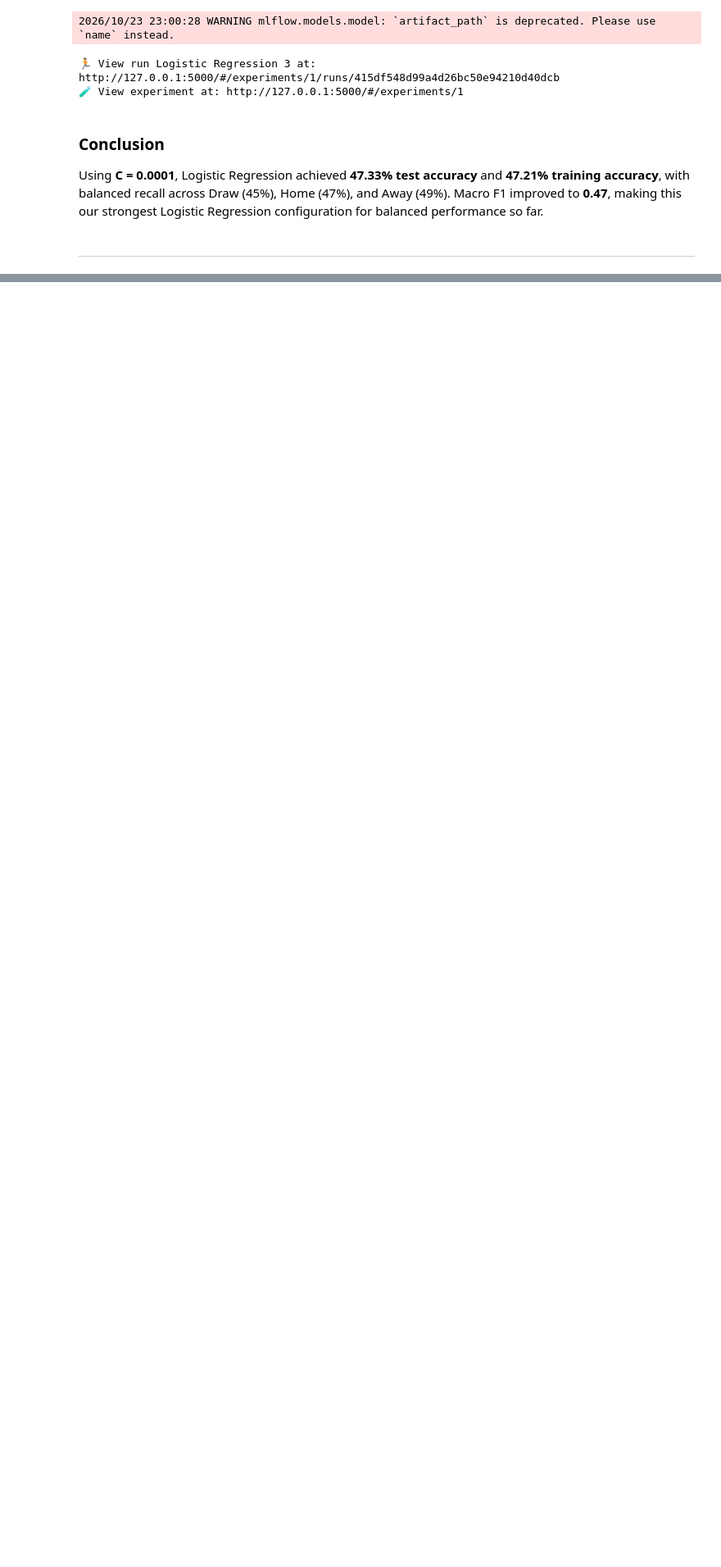
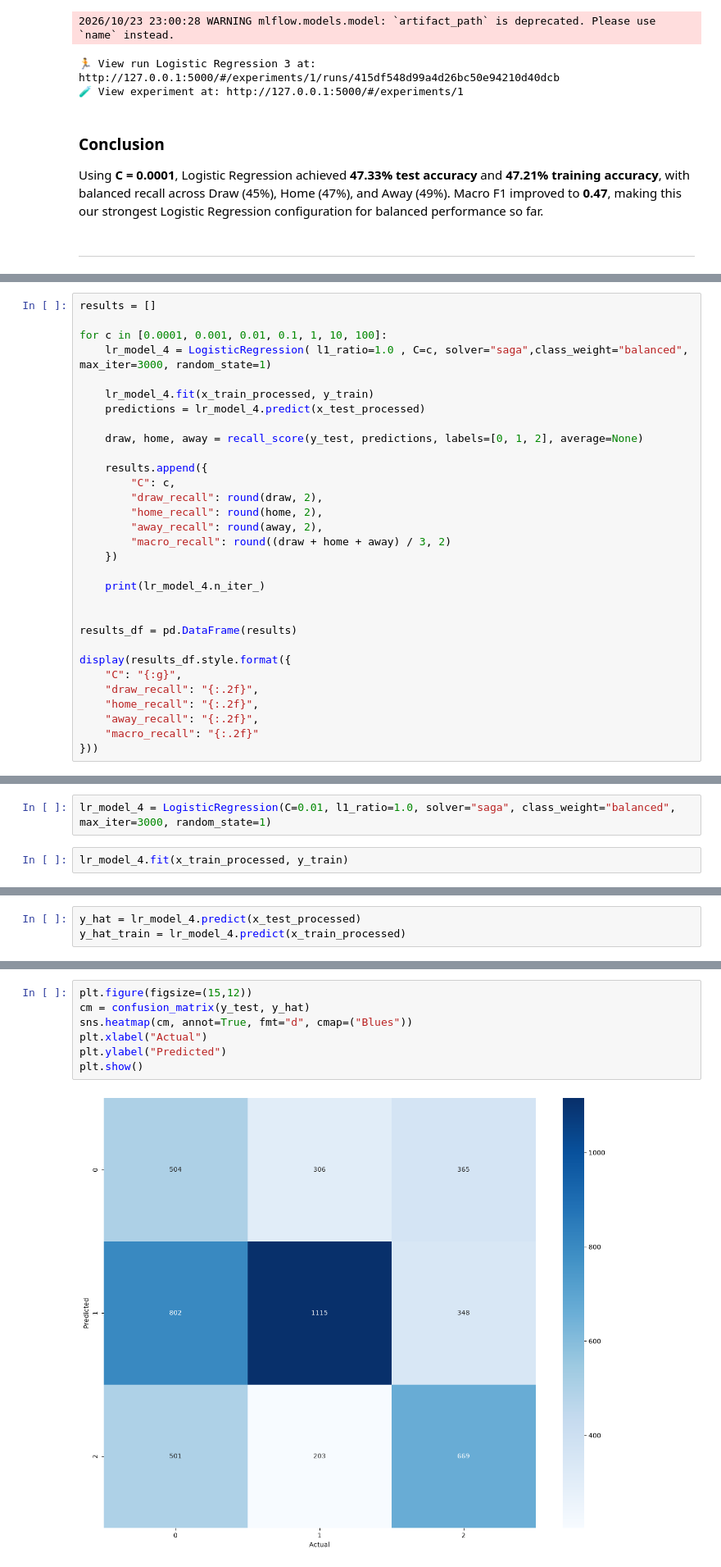
Before and after one commit to Aalli-Talpur/football-match-outcome-prediction, a Jupyter notebook: Notebook/03_Model_Experimentation.ipynb, the cells around one changed output, grey strips where cells are left out. Shown at 82% size. Saved outputs shown, nothing was run; the diff lists cells and outputs as text; blank space fills up the shorter version.

Commit message:
feat(modeling): evaluate L1 regularization and compare Logistic Regression performance

```diff
--- a/Notebook/03_Model_Experimentation.ipynb
+++ b/Notebook/03_Model_Experimentation.ipynb
@@ -1588,0 +1593,31 @@ Using **C = 0.0001**, Logistic Regression achieved **47.33% test accuracy** and
+# %%
+results = []
+
+for c in [0.0001, 0.001, 0.01, 0.1, 1, 10, 100]:
+    lr_model_4 = LogisticRegression( l1_ratio=1.0 , C=c, solver="saga",class_weight="balanced", max_iter=3000, random_state=1)
+
+    lr_model_4.fit(x_train_processed, y_train)
+    predictions = lr_model_4.predict(x_test_processed)
+
+    draw, home, away = recall_score(y_test, predictions, labels=[0, 1, 2], average=None)
+
+    results.append({
+        "C": c,
+        "draw_recall": round(draw, 2),
+        "home_recall": round(home, 2),
+        "away_recall": round(away, 2),
+        "macro_recall": round((draw + home + away) / 3, 2)
+    })
+
+    print(lr_model_4.n_iter_)
+
+
+results_df = pd.DataFrame(results)
+
+display(results_df.style.format({
+    "C": "{:g}",
+    "draw_recall": "{:.2f}",
+    "home_recall": "{:.2f}",
+    "away_recall": "{:.2f}",
+    "macro_recall": "{:.2f}"
+}))
@@ -1588,0 +1640,4 @@ Using **C = 0.0001**, Logistic Regression achieved **47.33% test accuracy** and
+# %%
+lr_model_4 = LogisticRegression(C=0.01, l1_ratio=1.0, solver="saga", class_weight="balanced", max_iter=3000, random_state=1)
+# %%
+lr_model_4.fit(x_train_processed, y_train)
@@ -1588,0 +1647,3 @@ Using **C = 0.0001**, Logistic Regression achieved **47.33% test accuracy** and
+# %%
+y_hat = lr_model_4.predict(x_test_processed)
+y_hat_train = lr_model_4.predict(x_train_processed)
@@ -1588,0 +1672,9 @@ Using **C = 0.0001**, Logistic Regression achieved **47.33% test accuracy** and
+# %%
+plt.figure(figsize=(15,12))
+cm = confusion_matrix(y_test, y_hat)
+sns.heatmap(cm, annot=True, fmt="d", cmap=("Blues"))
+plt.xlabel("Actual")
+plt.ylabel("Predicted")
+plt.show()
+# %% [output]
+[figure, added]
```
Also changed, not shown: parts of 9 cells of this notebook.
